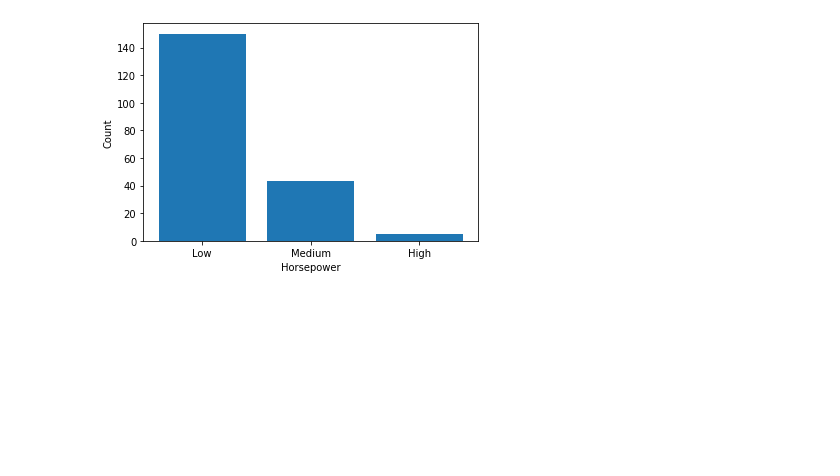
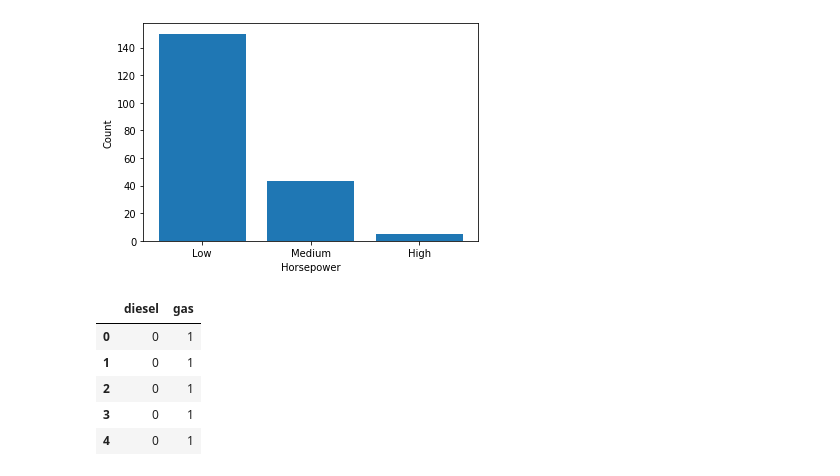
Before and after one commit to manuelmaior29/ds-playground, a Jupyter notebook: courses/Data-Analysis-with-Python/2_data-wrangling/notebook.ipynb, the cells around one changed output. Cells and saved outputs as stored; diff of their text form; code cells hidden in the pictures; blank space fills up the shorter version.

Commit message:
Added one-hot encoding practice from data wrang.

```diff
--- a/courses/Data-Analysis-with-Python/2_data-wrangling/notebook.ipynb
+++ b/courses/Data-Analysis-with-Python/2_data-wrangling/notebook.ipynb
@@ -131,3 +131,14 @@ plt.bar(group_names, df['horsepower-binned'].value_counts())
 # %% [output]
 <BarContainer object of 3 artists>
 [figure]
+# %%
+# One-hot encoding
+dummy_variable_1 = pd.get_dummies(df['fuel-type'])
+dummy_variable_1.head()
+# %% [output]
+|  | diesel | gas |
+| 0 | 0 | 1 |
+| 1 | 0 | 1 |
+| 2 | 0 | 1 |
+| 3 | 0 | 1 |
+| 4 | 0 | 1 |
```
Also changed, not shown: parts of 1 cell of this notebook.
